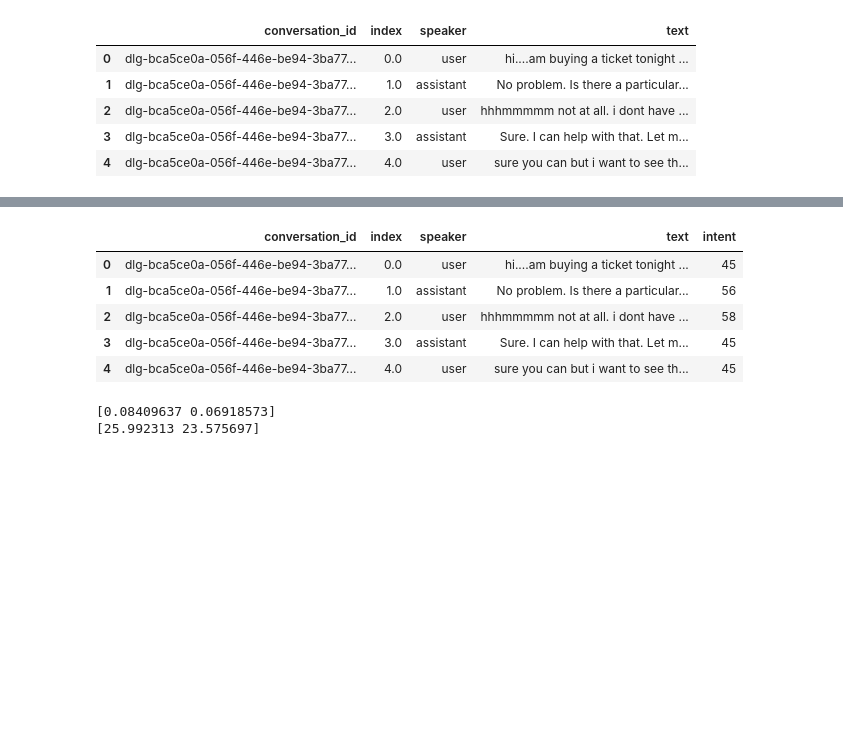
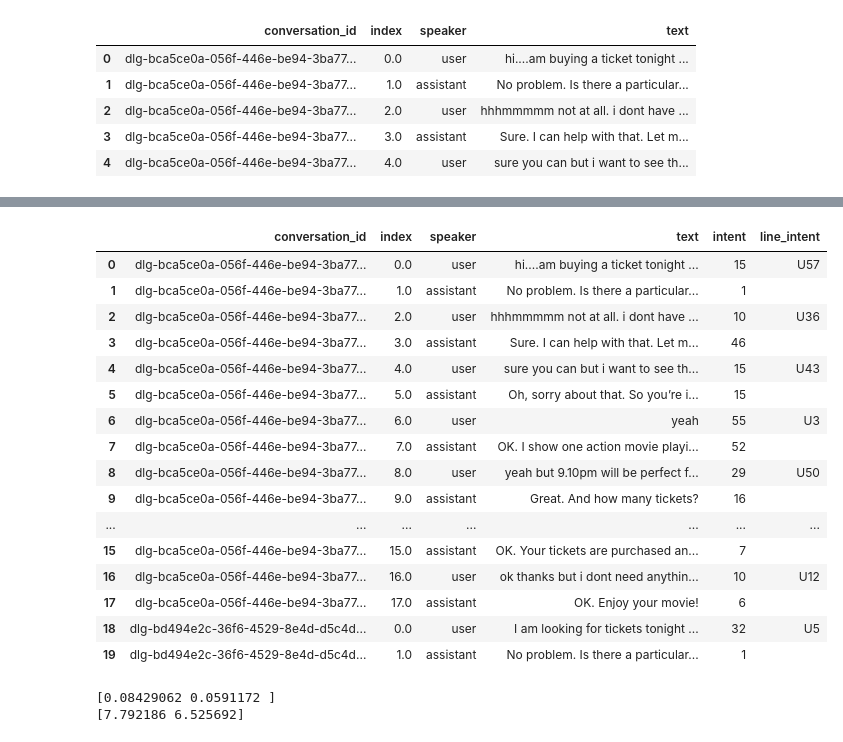
Before and after one commit to javierrojas6/nlp-final-proyect, a Jupyter notebook: intent classification.ipynb, the cells around one changed output, grey strips where cells are left out. Saved outputs shown, nothing was run; the diff lists cells and outputs as text; code cells hidden in the pictures; blank space fills up the shorter version.

```diff
--- a/intent classification.ipynb
+++ b/intent classification.ipynb
@@ -132,2 +129,0 @@ sns.scatterplot(x = ìtems[:,0], y = ìtems[:,1], hue=kmeans.labels_,palette="ra
-# %%
-df['intent'] = kmeans.labels_
@@ -134,23 +135,34 @@ df['intent'] = kmeans.labels_
 # %%
-df.head()
+df.head(20)
 # %% [output]
-|  | conversation_id | index | speaker | text | intent |
-| 0 | dlg-bca5ce0a-056f-446e-be94-3ba77... | 0.0 | user | hi....am buying a ticket tonight ... | 45 |
-| 1 | dlg-bca5ce0a-056f-446e-be94-3ba77... | 1.0 | assistant | No problem. Is there a particular... | 56 |
-| 2 | dlg-bca5ce0a-056f-446e-be94-3ba77... | 2.0 | user | hhhmmmmm not at all. i dont have ... | 58 |
-| 3 | dlg-bca5ce0a-056f-446e-be94-3ba77... | 3.0 | assistant | Sure. I can help with that. Let m... | 45 |
-| 4 | dlg-bca5ce0a-056f-446e-be94-3ba77... | 4.0 | user | sure you can but i want to see th... | 45 |
+|  | conversation_id | index | speaker | text | intent | line_intent |
+| 0 | dlg-bca5ce0a-056f-446e-be94-3ba77... | 0.0 | user | hi....am buying a ticket tonight ... | 15 | U57 |
+| 1 | dlg-bca5ce0a-056f-446e-be94-3ba77... | 1.0 | assistant | No problem. Is there a particular... | 1 |  |
+| 2 | dlg-bca5ce0a-056f-446e-be94-3ba77... | 2.0 | user | hhhmmmmm not at all. i dont have ... | 10 | U36 |
+| 3 | dlg-bca5ce0a-056f-446e-be94-3ba77... | 3.0 | assistant | Sure. I can help with that. Let m... | 46 |  |
+| 4 | dlg-bca5ce0a-056f-446e-be94-3ba77... | 4.0 | user | sure you can but i want to see th... | 15 | U43 |
+| 5 | dlg-bca5ce0a-056f-446e-be94-3ba77... | 5.0 | assistant | Oh, sorry about that. So you’re i... | 15 |  |
+| 6 | dlg-bca5ce0a-056f-446e-be94-3ba77... | 6.0 | user | yeah | 55 | U3 |
+| 7 | dlg-bca5ce0a-056f-446e-be94-3ba77... | 7.0 | assistant | OK. I show one action movie playi... | 52 |  |
+| 8 | dlg-bca5ce0a-056f-446e-be94-3ba77... | 8.0 | user | yeah but 9.10pm will be perfect f... | 29 | U50 |
+| 9 | dlg-bca5ce0a-056f-446e-be94-3ba77... | 9.0 | assistant | Great. And how many tickets? | 16 |  |
+| ... | ... | ... | ... | ... | ... | ... |
+| 15 | dlg-bca5ce0a-056f-446e-be94-3ba77... | 15.0 | assistant | OK. Your tickets are purchased an... | 7 |  |
+| 16 | dlg-bca5ce0a-056f-446e-be94-3ba77... | 16.0 | user | ok thanks but i dont need anythin... | 10 | U12 |
+| 17 | dlg-bca5ce0a-056f-446e-be94-3ba77... | 17.0 | assistant | OK. Enjoy your movie! | 6 |  |
+| 18 | dlg-bd494e2c-36f6-4529-8e4d-d5c4d... | 0.0 | user | I am looking for tickets tonight ... | 32 | U5 |
+| 19 | dlg-bd494e2c-36f6-4529-8e4d-d5c4d... | 1.0 | assistant | No problem. Is there a particular... | 1 |  |
 # %%
 import numpy as np
 from sklearn.decomposition import PCA
 
 pca = PCA(n_components=2, svd_solver='full')
-pca_items= pca.fit_transform(ìtems)
+pca_items= pca.fit_transform(user_ìtems)
 print(pca.explained_variance_ratio_)
 print(pca.singular_values_)
 # %% [output]
-[0.08409637 0.06918573]
-[25.992313 23.575697]
+[0.08429062 0.0591172 ]
+[7.792186 6.525692]
 # %%
 kmeans = KMeans(n_clusters=best_cluster_number, random_state=42)
 kmeans.fit(pca_items)
```
Also changed, not shown: parts of 20 cells of this notebook.
